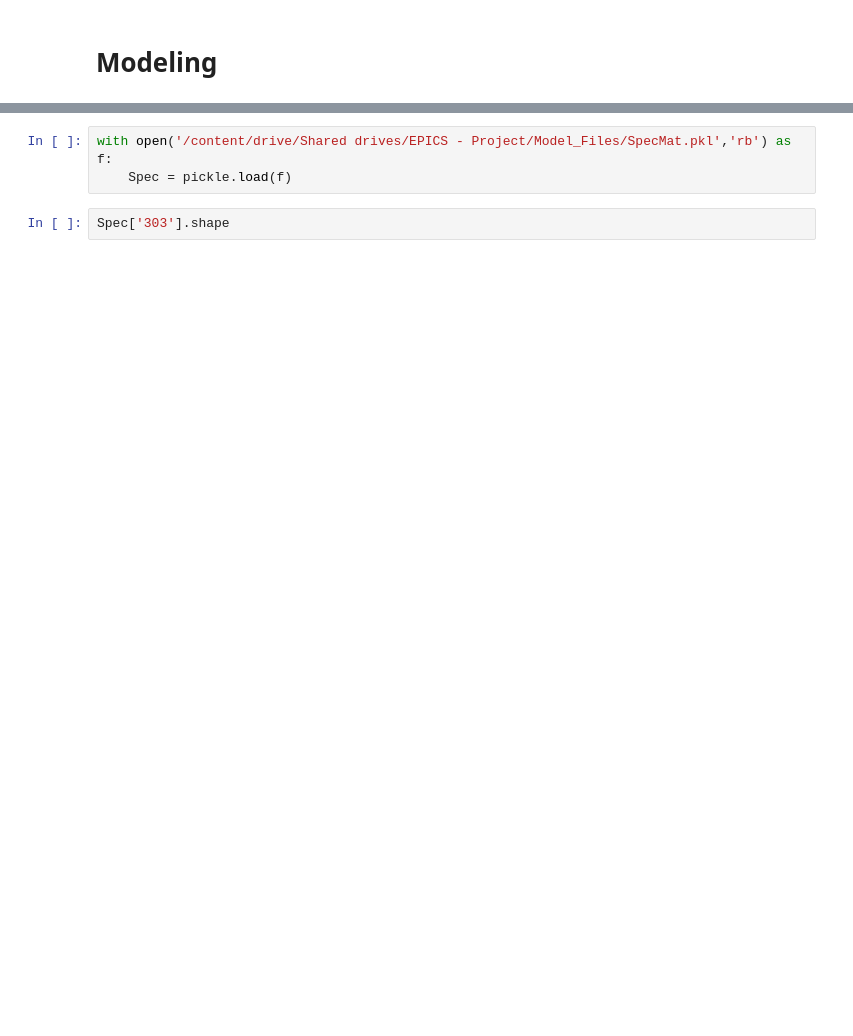
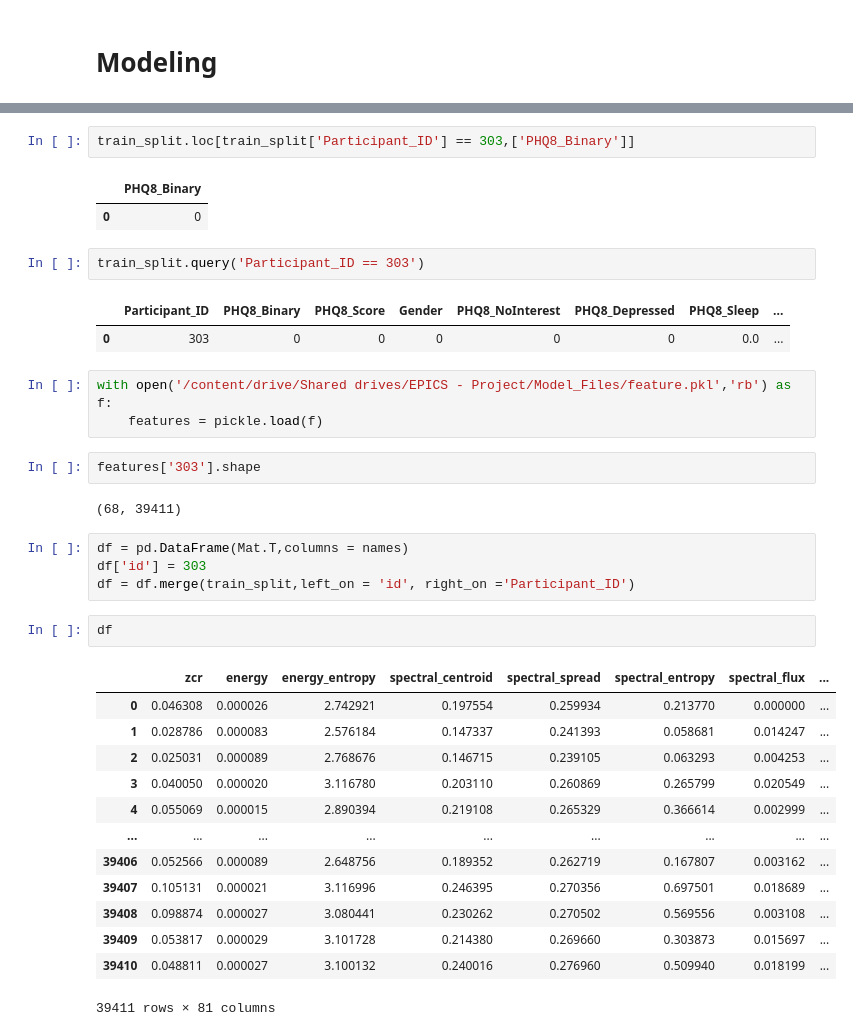
Before and after one commit to thyaravind/Depression_detection, a Jupyter notebook: Model.ipynb, the cells around one changed output, grey strips where cells are left out. Cells and saved outputs as stored; diff of their text form; blank space fills up the shorter version.

```diff
--- a/Model.ipynb
+++ b/Model.ipynb
@@ -105,7 +212,39 @@ import matplotlib.pyplot as plt
+# %%
+train_split.loc[train_split['Participant_ID'] == 303,['PHQ8_Binary']]
+# %% [output]
+|  | PHQ8_Binary |
+| 0 | 0 |
+# %%
+train_split.query('Participant_ID == 303')
+# %% [output]
+|  | Participant_ID | PHQ8_Binary | PHQ8_Score | Gender | PHQ8_NoInterest | PHQ8_Depressed | PHQ8_Sleep | ... |
+| 0 | 303 | 0 | 0 | 0 | 0 | 0 | 0.0 | ... |
 # %%
-with open('/content/drive/Shared drives/EPICS - Project/Model_Files/SpecMat.pkl','rb') as f:
-    Spec = pickle.load(f)
+with open('/content/drive/Shared drives/EPICS - Project/Model_Files/feature.pkl','rb') as f:
+    features = pickle.load(f)
 # %%
-Spec['303'].shape
+features['303'].shape
+# %% [output]
+(68, 39411)
+# %%
+df = pd.DataFrame(Mat.T,columns = names)
+df['id'] = 303
+df = df.merge(train_split,left_on = 'id', right_on ='Participant_ID')
+# %%
+df
+# %% [output]
+|  | zcr | energy | energy_entropy | spectral_centroid | spectral_spread | spectral_entropy | spectral_flux | ... |
+| 0 | 0.046308 | 0.000026 | 2.742921 | 0.197554 | 0.259934 | 0.213770 | 0.000000 | ... |
+| 1 | 0.028786 | 0.000083 | 2.576184 | 0.147337 | 0.241393 | 0.058681 | 0.014247 | ... |
+| 2 | 0.025031 | 0.000089 | 2.768676 | 0.146715 | 0.239105 | 0.063293 | 0.004253 | ... |
+| 3 | 0.040050 | 0.000020 | 3.116780 | 0.203110 | 0.260869 | 0.265799 | 0.020549 | ... |
+| 4 | 0.055069 | 0.000015 | 2.890394 | 0.219108 | 0.265329 | 0.366614 | 0.002999 | ... |
+| ... | ... | ... | ... | ... | ... | ... | ... | ... |
+| 39406 | 0.052566 | 0.000089 | 2.648756 | 0.189352 | 0.262719 | 0.167807 | 0.003162 | ... |
+| 39407 | 0.105131 | 0.000021 | 3.116996 | 0.246395 | 0.270356 | 0.697501 | 0.018689 | ... |
+| 39408 | 0.098874 | 0.000027 | 3.080441 | 0.230262 | 0.270502 | 0.569556 | 0.003108 | ... |
+| 39409 | 0.053817 | 0.000029 | 3.101728 | 0.214380 | 0.269660 | 0.303873 | 0.015697 | ... |
+| 39410 | 0.048811 | 0.000027 | 3.100132 | 0.240016 | 0.276960 | 0.509940 | 0.018199 | ... |
+39411 rows × 81 columns
 # %%
 fig = plt.figure()
```
Also changed, not shown: parts of 18 cells of this notebook.
